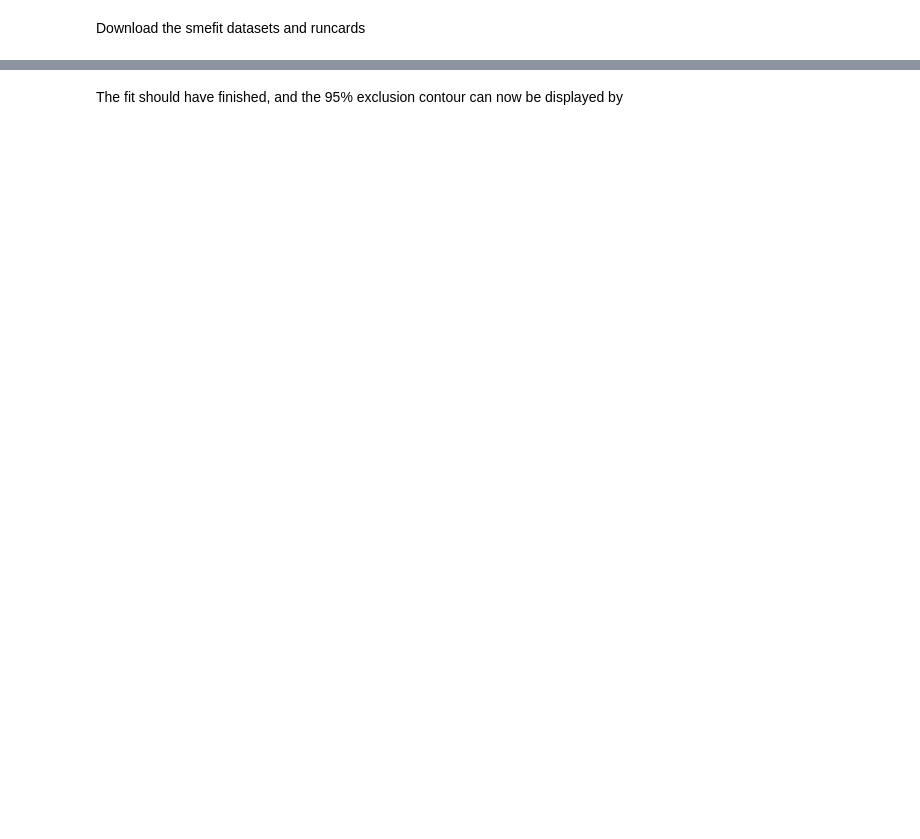
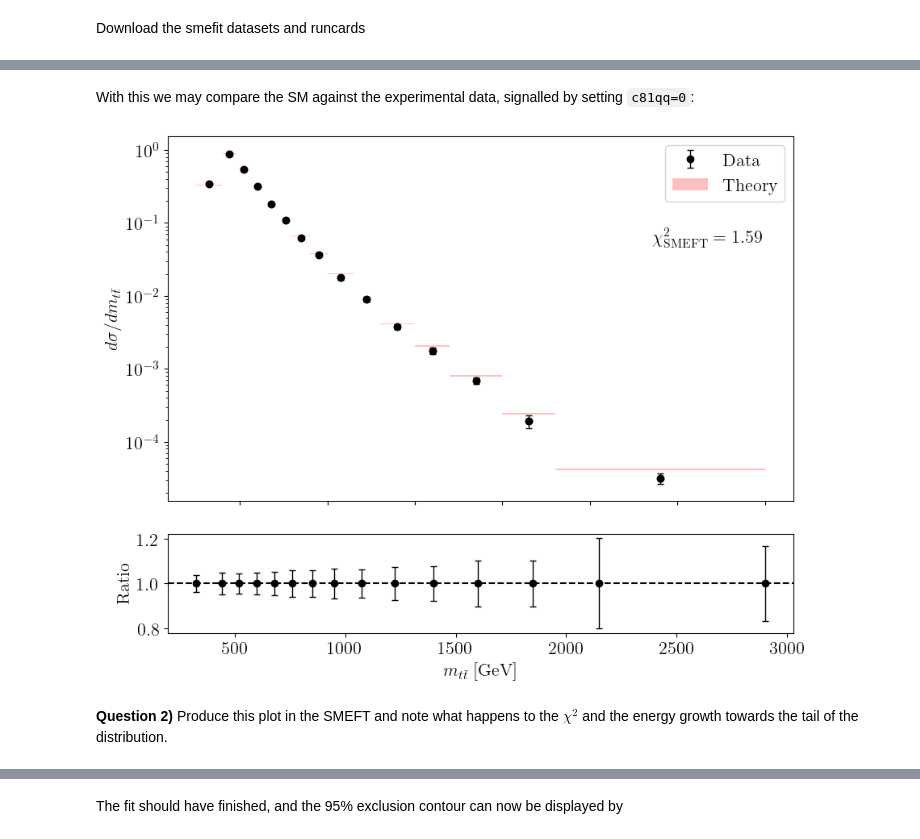
Before and after one commit to LHCfitNikhef/smefit_release, a Jupyter notebook: tutorial/tutorial.ipynb, the cells around one changed output, grey strips where cells are left out. Cells and saved outputs as stored; diff of their text form; code cells hidden in the pictures; blank space fills up the shorter version.

```diff
--- a/tutorial/tutorial.ipynb
+++ b/tutorial/tutorial.ipynb
@@ -187,0 +204,11 @@ plt.show()
+# %% [markdown]
+With this we may compare the SM against the experimental data, signalled by setting `c81qq=0`:
+# %%
+exercise0_lin = Exercise0(data, theory)
+fig_exc0 = exercise0_lin.plot_data_vs_theory(c81qq=0)
+plt.show()
+# %% [output]
+[figure, added]
+# %% [markdown]
+**Question 2)**
+Produce this plot in the SMEFT and note what happens to the $\chi^2$ and the energy growth towards the tail of the distribution.
```
Also changed, not shown: parts of 62 cells of this notebook, 5 other files.
